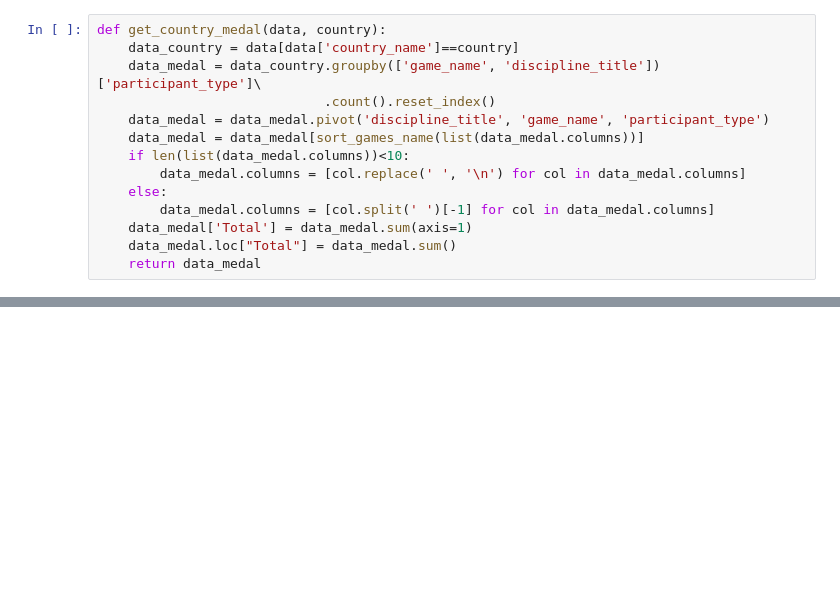
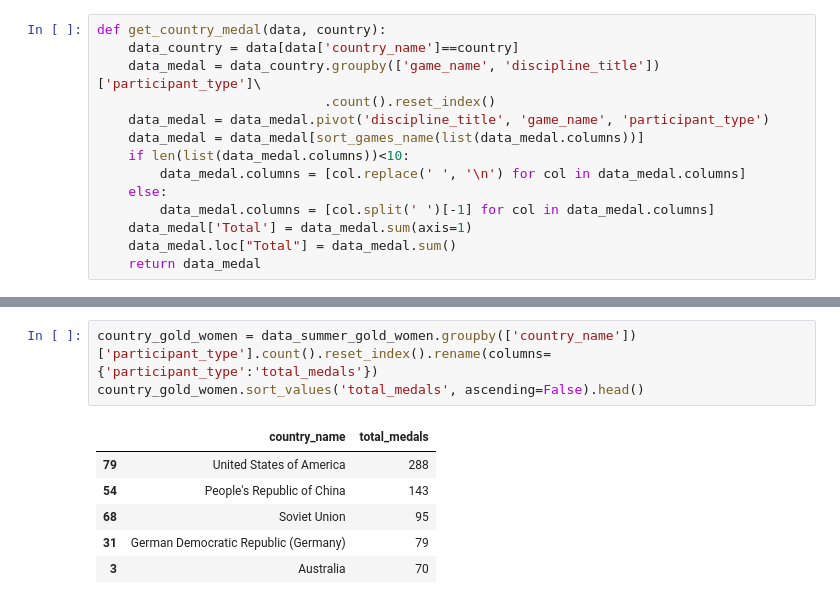
Before and after one commit to nomadflamingo/2021-olympics-data-analysis, a Jupyter notebook: src/eda.ipynb, the cells around one changed output, grey strips where cells are left out. Drawn from its saved outputs; the diff is of its cells as text; blank space fills up the shorter version.

```diff
--- a/src/get_number_of_times_a_country_won_olympics.ipynb
+++ b/src/eda.ipynb
@@ -104,0 +140,10 @@ def get_country_medal(data, country):
+# %%
+country_gold_women = data_summer_gold_women.groupby(['country_name'])['participant_type'].count().reset_index().rename(columns={'participant_type':'total_medals'})
+country_gold_women.sort_values('total_medals', ascending=False).head()
+# %% [output]
+|  | country_name | total_medals |
+| 79 | United States of America | 288 |
+| 54 | People's Republic of China | 143 |
+| 68 | Soviet Union | 95 |
+| 31 | German Democratic Republic (Germany) | 79 |
+| 3 | Australia | 70 |
```
Also changed, not shown: parts of 5 cells of this notebook.
